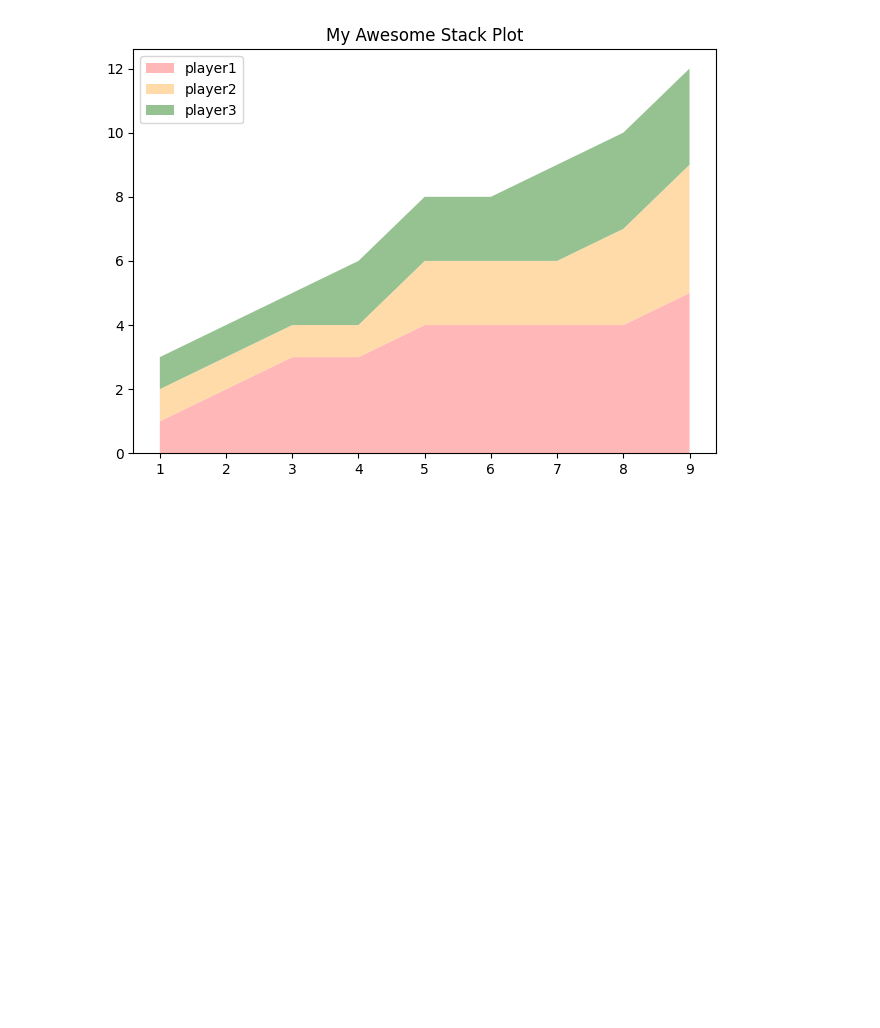
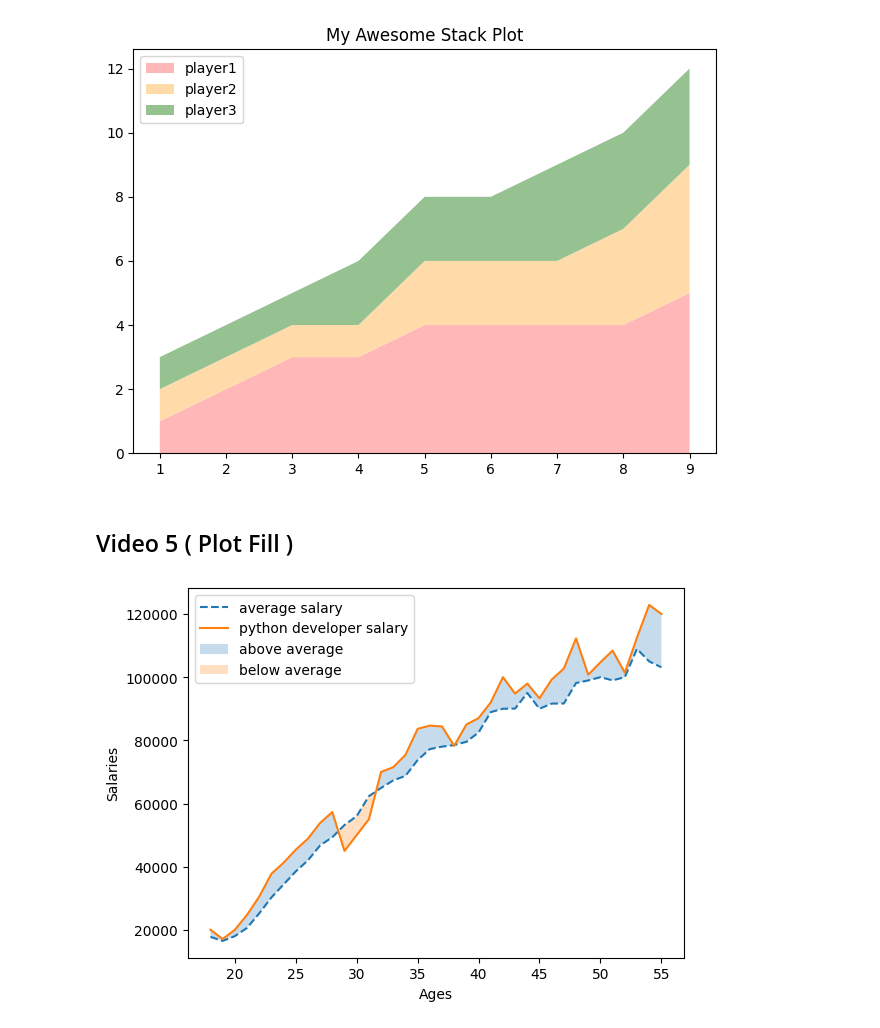
Before and after one commit to shivamkonkar/Matplotlib, a Jupyter notebook: Matplotlib.ipynb, the cells around one changed output. Drawn from its saved outputs; the diff is of its cells as text; code cells hidden in the pictures; blank space fills up the shorter version.

```diff
--- a/Matplotlib.ipynb
+++ b/Matplotlib.ipynb
@@ -194,3 +194,28 @@ plt.tight_layout()
 plt.show()
 # %% [output]
 [figure]
+# %% [markdown]
+## Video 5 ( Plot Fill )
+# %%
+import pandas as pd
+from matplotlib import pyplot as plt
+
+data = pd.read_csv('data2.csv')
+age = data['Age']
+dev_sal = data['All_Devs']
+py_sal = data['Python']
+js_sal = data['JavaScript']
+
+overall_median= 57287
+
+plt.plot(age,dev_sal,linestyle='--', label='average salary')
+plt.plot(age,py_sal , label='python developer salary')
+plt.fill_between(age, py_sal, dev_sal, alpha = 0.25  , where=(py_sal>dev_sal),interpolate=True , label='above average')
+plt.fill_between(age, py_sal, dev_sal, alpha = 0.25  , where=(py_sal<dev_sal),interpolate=True, label='below average')
+
+plt.legend()
+plt.xlabel("Ages")
+plt.ylabel("Salaries")
+plt.show()
+# %% [output]
+[figure, added]
```
